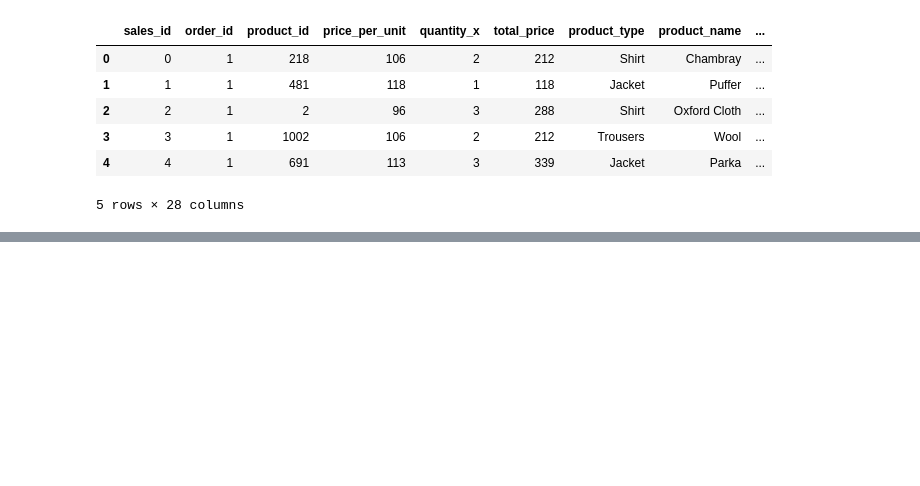
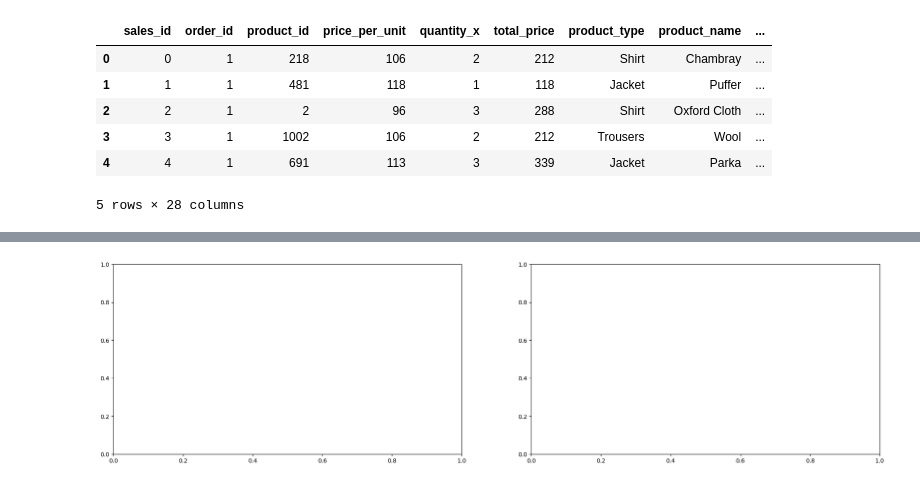
Before and after one commit to aliplizal/project_analisis_data, a Jupyter notebook: dicoding_project/notebook.ipynb, the cells around one changed output, grey strips where cells are left out. Saved outputs shown, nothing was run; the diff lists cells and outputs as text; code cells hidden in the pictures; blank space fills up the shorter version.

```diff
--- a/dicoding_project/notebook.ipynb
+++ b/dicoding_project/notebook.ipynb
@@ -858,0 +986,7 @@ all_df.groupby(by=["age_group", "product_type"]).agg({
+# %%
+# membuat dua bar chart dalam satu gambar untuk membandingkan produk dengan performa terbaik dan terburuk.
+
+# membuat kanvas kosong dengan object berupa fig dan ax
+fig, ax = plt.subplots(nrows=1, ncols=2, figsize=(24, 6))
+# %% [output]
+[figure, added]
```
Also changed, not shown: parts of 36 cells of this notebook.
